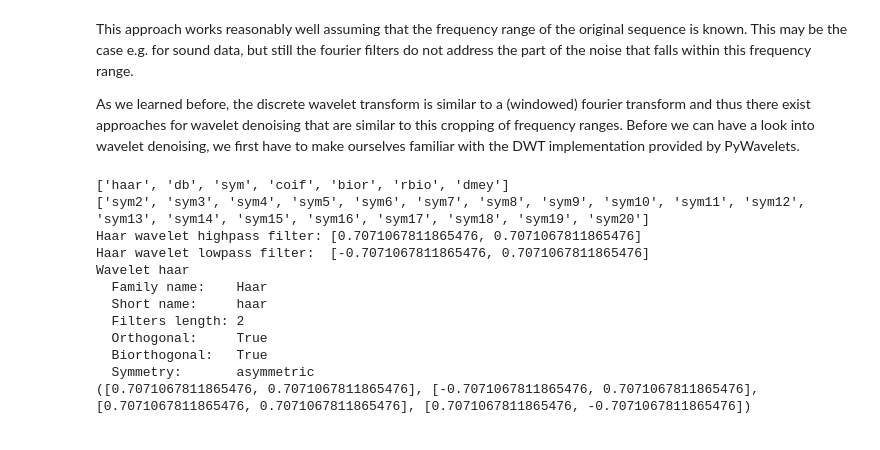
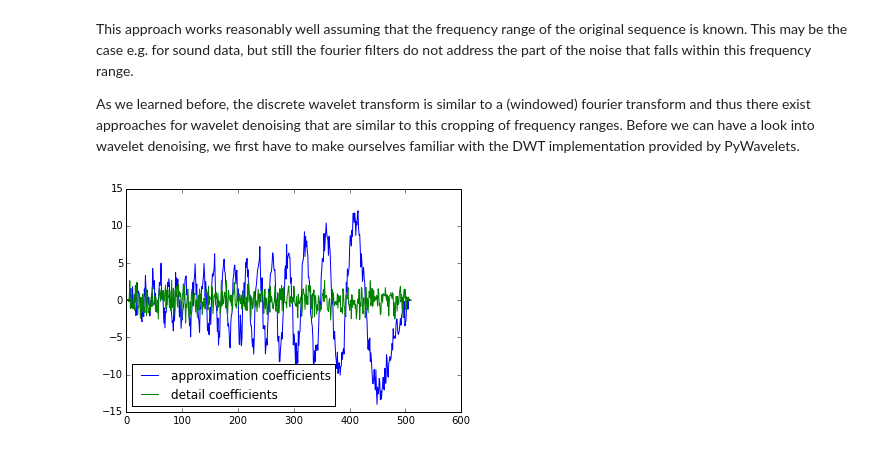
Before and after one commit to CSchoel/learn-wavelets, a Jupyter notebook: wavelet-denoising.ipynb, the cells around one changed output. Drawn from its saved outputs; the diff is of its cells as text; code cells hidden in the pictures.

```diff
--- a/wavelet-denoising.ipynb
+++ b/wavelet-denoising.ipynb
@@ -81,28 +84,7 @@ Before we can have a look into wavelet denoising, we first have to make ourselve
 # %%
-# print the wavelet families available
-print(pywt.families())
-# print a list of available wavelets from one family
-print(pywt.wavelist("sym"))
 # the haar wavelet
 haar = pywt.Wavelet("haar")
 h, g, hr, gr = haar.filter_bank
 print("Haar wavelet highpass filter:",h)
 print("Haar wavelet lowpass filter: ",g)
-# Daubechies "least asymmetric" wavelets with 12 vanishing points
-sym12 = pywt.Wavelet("sym12")
 print(haar) # prints a summary of the wavelet properties
-#dir(sym12)
-print(haar.filter_bank)
-# %% [output]
-['haar', 'db', 'sym', 'coif', 'bior', 'rbio', 'dmey']
-['sym2', 'sym3', 'sym4', 'sym5', 'sym6', 'sym7', 'sym8', 'sym9', 'sym10', 'sym11', 'sym12', 'sym13', 'sym14', 'sym15', 'sym16', 'sym17', 'sym18', 'sym19', 'sym20']
-Haar wavelet highpass filter: [0.7071067811865476, 0.7071067811865476]
-Haar wavelet lowpass filter:  [-0.7071067811865476, 0.7071067811865476]
-Wavelet haar
-  Family name:    Haar
-  Short name:     haar
-  Filters length: 2
-  Orthogonal:     True
-  Biorthogonal:   True
-  Symmetry:       asymmetric
-([0.7071067811865476, 0.7071067811865476], [-0.7071067811865476, 0.7071067811865476], [0.7071067811865476, 0.7071067811865476], [0.7071067811865476, -0.7071067811865476])
@@ -108,0 +101,8 @@ Wavelet haar
+# %%
+cA, cD = pywt.dwt(sig_dop_n2, "sym12", mode="zero")
+plt.plot(cA, label="approximation coefficients")
+plt.plot(cD, label="detail coefficients")
+plt.legend(loc="best")
+plt.show()
+# %% [output]
+[figure, added]
```
Also changed, not shown: parts of 6 cells of this notebook.
